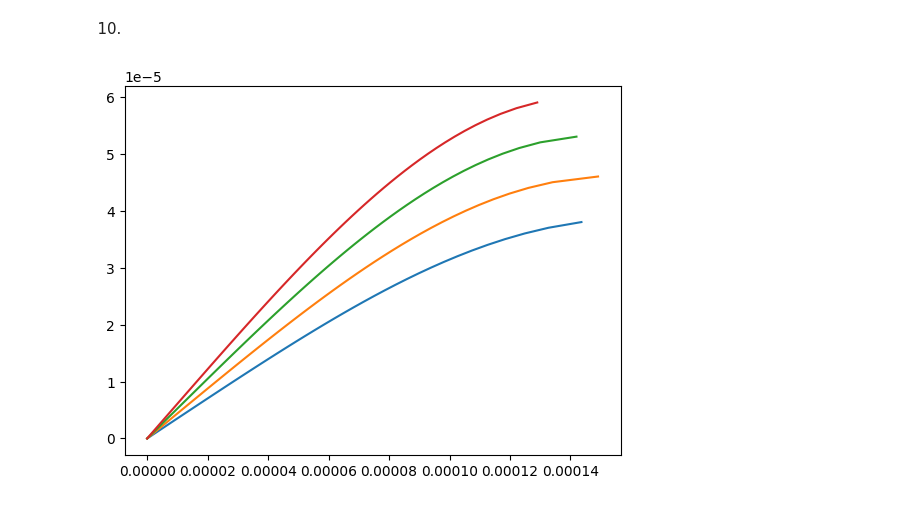
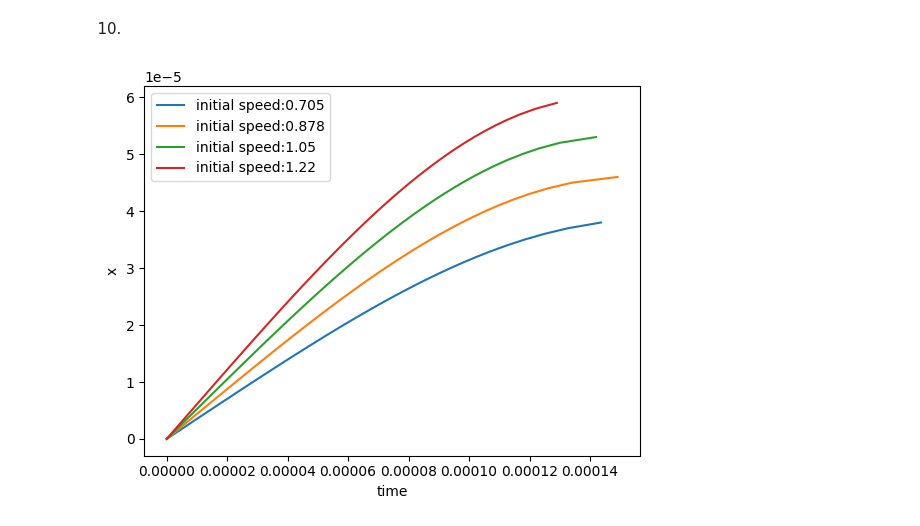
Before and after one commit to Aleksander-Gushchin/Mech-practice, a Jupyter notebook: lab1.ipynb, the cells around one changed output. Drawn from its saved outputs; the diff is of its cells as text; code cells hidden in the pictures.

```diff
--- a/lab1.ipynb
+++ b/lab1.ipynb
@@ -108,12 +132,18 @@ print(intg_list)
 # %%
 import matplotlib.pyplot as plt
 
 
 step = 1e-6
 
+
 for speed in speed_list:
     max_x = get_xmax1(speed)
     rang = np.arange(0, max_x, step)
-    plt.plot([ quad(get_nested(speed), 0, x )[0] for x in rang ], rang)
+    plt.plot([ quad(get_nested(speed), 0, x )[0] for x in rang ], rang, label=f"initial speed:{round(speed, 3)}")
+plt.xlabel("time")
+plt.ylabel("x")
+plt.legend()
+#plt.show()
+pass
 # %% [output]
-[figure, old version]
+[figure, new version]
```
Also changed, not shown: parts of 12 cells of this notebook.
